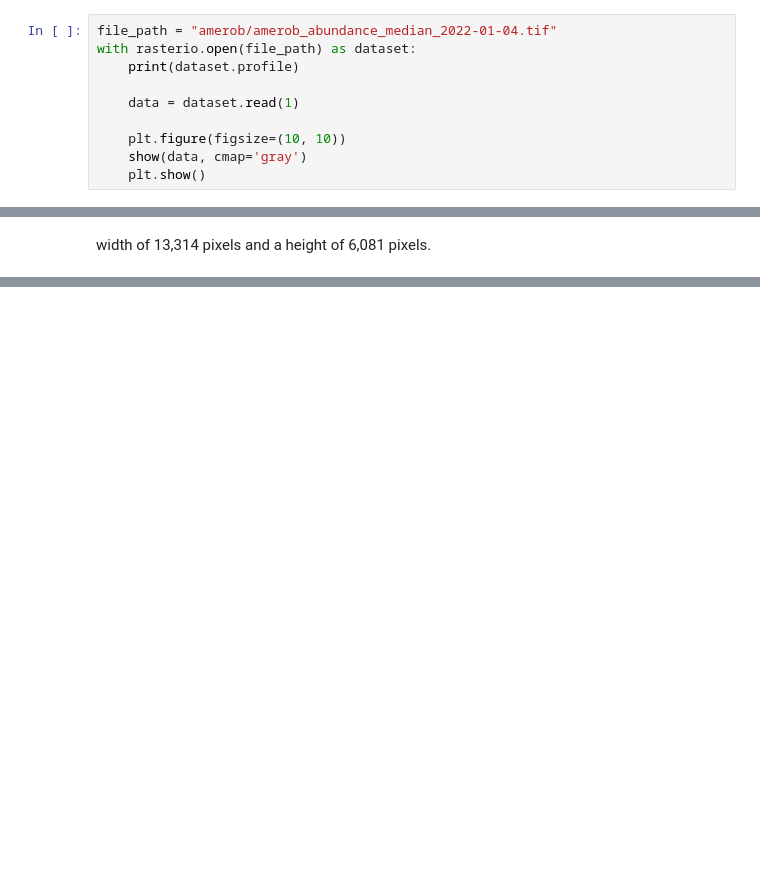
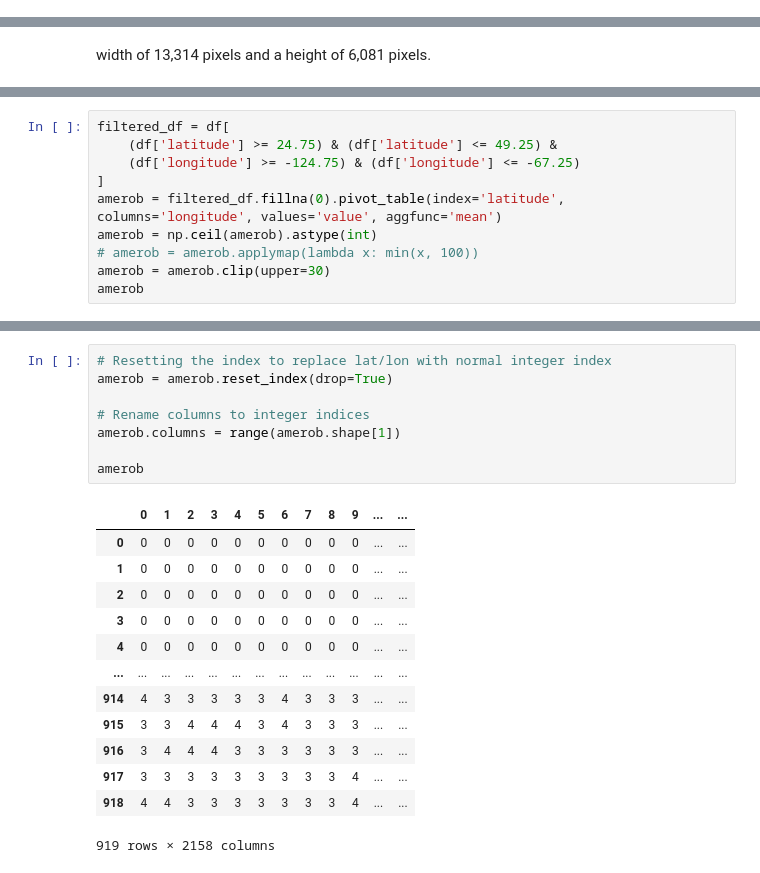
Before and after one commit to MatinMarjani/ABM-WNV, a Jupyter notebook: AmerobDataHandler.ipynb, the cells around one changed output, grey strips where cells are left out. Drawn from its saved outputs; the diff is of its cells as text; blank space fills up the shorter version.

```diff
--- a/AmerobDataHandler.ipynb
+++ b/AmerobDataHandler.ipynb
@@ -6,10 +8,0 @@ import numpy as np
-# %%
-file_path = "amerob/amerob_abundance_median_2022-01-04.tif"
-with rasterio.open(file_path) as dataset:
-    print(dataset.profile)
-
-    data = dataset.read(1)
-
-    plt.figure(figsize=(10, 10))
-    show(data, cmap='gray')
-    plt.show()
@@ -185,0 +84,10 @@ data
+# %%
+filtered_df = df[
+    (df['latitude'] >= 24.75) & (df['latitude'] <= 49.25) &
+    (df['longitude'] >= -124.75) & (df['longitude'] <= -67.25)
+]
+amerob = filtered_df.fillna(0).pivot_table(index='latitude', columns='longitude', values='value', aggfunc='mean')
+amerob = np.ceil(amerob).astype(int)
+# amerob = amerob.applymap(lambda x: min(x, 100))
+amerob = amerob.clip(upper=30)
+amerob
@@ -185,0 +109,22 @@ data
+# %%
+# Resetting the index to replace lat/lon with normal integer index
+amerob = amerob.reset_index(drop=True)
+
+# Rename columns to integer indices
+amerob.columns = range(amerob.shape[1])
+
+amerob
+# %% [output]
+|  | 0 | 1 | 2 | 3 | 4 | 5 | 6 | 7 | 8 | 9 | ... | ... |
+| 0 | 0 | 0 | 0 | 0 | 0 | 0 | 0 | 0 | 0 | 0 | ... | ... |
+| 1 | 0 | 0 | 0 | 0 | 0 | 0 | 0 | 0 | 0 | 0 | ... | ... |
+| 2 | 0 | 0 | 0 | 0 | 0 | 0 | 0 | 0 | 0 | 0 | ... | ... |
+| 3 | 0 | 0 | 0 | 0 | 0 | 0 | 0 | 0 | 0 | 0 | ... | ... |
+| 4 | 0 | 0 | 0 | 0 | 0 | 0 | 0 | 0 | 0 | 0 | ... | ... |
+| ... | ... | ... | ... | ... | ... | ... | ... | ... | ... | ... | ... | ... |
+| 914 | 4 | 3 | 3 | 3 | 3 | 3 | 4 | 3 | 3 | 3 | ... | ... |
+| 915 | 3 | 3 | 4 | 4 | 4 | 3 | 4 | 3 | 3 | 3 | ... | ... |
+| 916 | 3 | 4 | 4 | 4 | 3 | 3 | 3 | 3 | 3 | 3 | ... | ... |
+| 917 | 3 | 3 | 3 | 3 | 3 | 3 | 3 | 3 | 3 | 4 | ... | ... |
+| 918 | 4 | 4 | 3 | 3 | 3 | 3 | 3 | 3 | 3 | 4 | ... | ... |
+919 rows × 2158 columns
```
Also changed, not shown: parts of 14 cells of this notebook.
